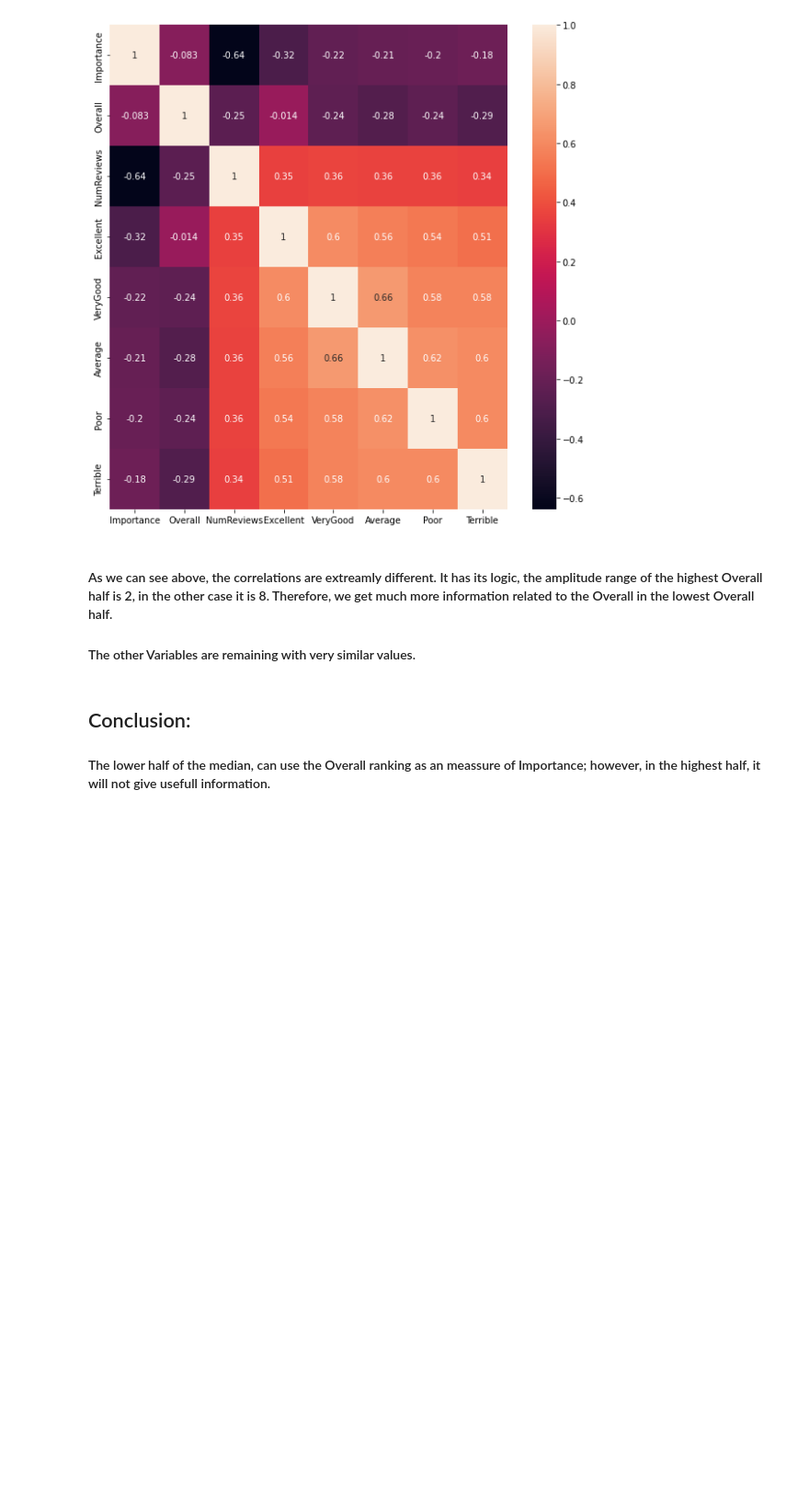
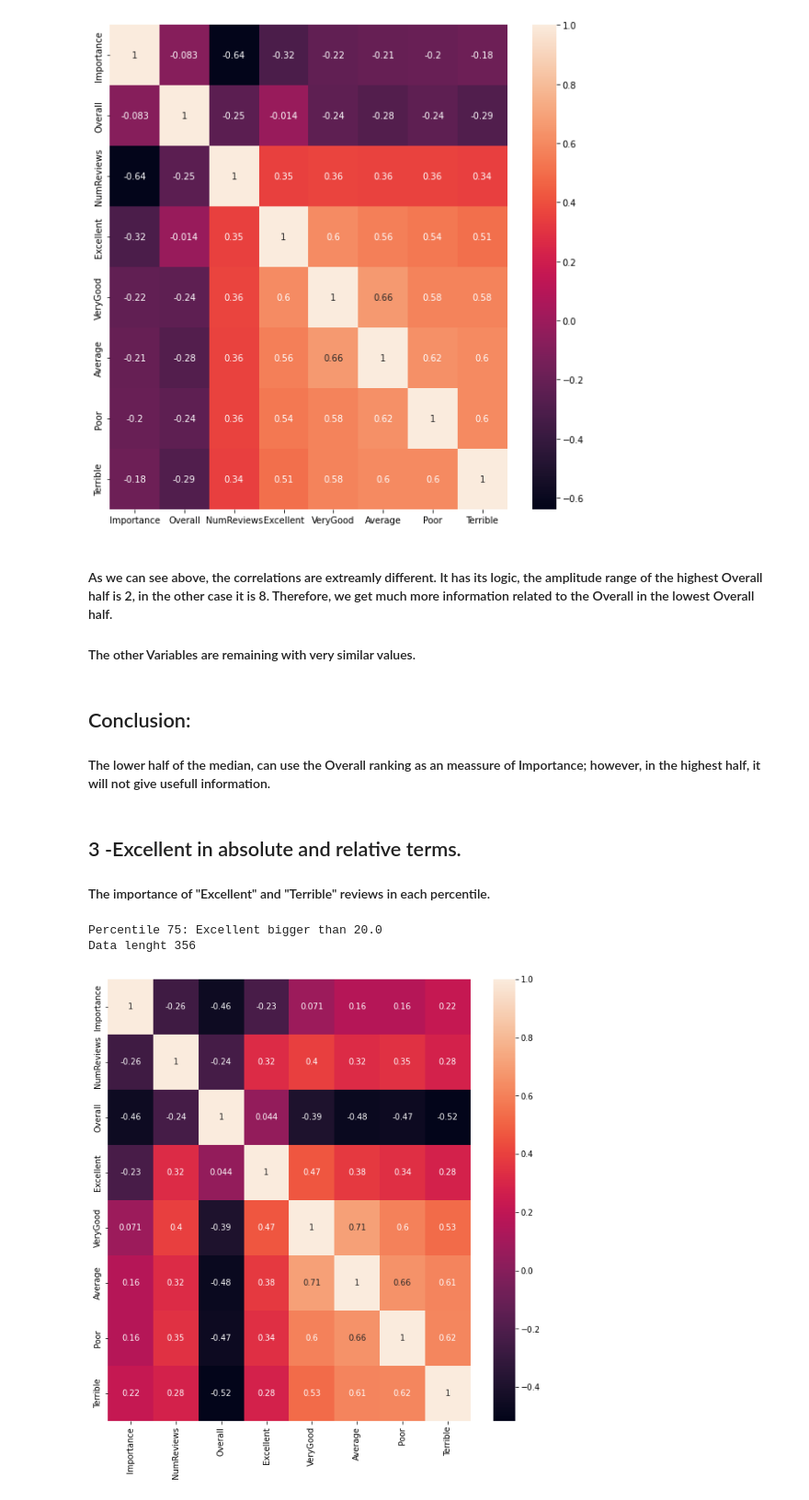
Before and after one commit to juanm-vallejo/Market-Research, a Jupyter notebook: Exploratory.ipynb, the cells around one changed output. Shown at 92% size. Saved outputs shown, nothing was run; the diff lists cells and outputs as text; code cells hidden in the pictures; blank space fills up the shorter version.

```diff
--- a/Exploratory.ipynb
+++ b/Exploratory.ipynb
@@ -161,6 +161,11 @@ df_laplace[['CompanyName','Importance', 'Ex%']].sort_values(by=['Ex%'], ascendin
 #### Just after this small check, we can see that the distribution gave us a good hint. Many restaurants had not enoght punctuations to be quantified, this quick test brought some light to the real possibility of having a good meal on any specific place. We will run a Correlation and later check it with the general correlations
 # %%
 df_laplace['NormImp'] = (df.Importance - np.min(df.Importance)) / (np.max(df.Importance) - np.min(df.Importance))
+# %%
+lp= ['Importance', 'NumReviews', 'Overall',
+'Excellent','VeryGood', 'Average',
+'Poor', 'Terrible']
+df_laplaceNorm = (df_laplace[lp]-df_laplace[lp].min())/ (df_laplace[lp].max() - df_laplace[lp].min())
 # %%
 df_laplace[['NormImp','Ex%','Vg%', 'Avg%', 'Pr%', 'Tr%']].corr(method='kendall')
 # %% [output]
@@ -592,3 +597,25 @@ sns.heatmap(df[df.Overall >= df.Overall.median()]
 # %% [markdown]
 ## Conclusion:
 #### The lower half of the median, can use the Overall ranking as an meassure of Importance; however, in the highest half, it will not give usefull information.
+# %% [markdown]
+## 3 -Excellent in absolute and relative terms.
+
+#### The importance of "Excellent" and "Terrible" reviews in each percentile.
+# %%
+x = np.percentile(df_laplaceNorm['Excellent'], np.arange(0, 100, 25))
+x1 = np.percentile(df_laplace['Excellent'], np.arange(0, 100, 25))
+# %%
+df_laplace75 = df_laplaceNorm[(df_laplaceNorm.Excellent > x[3])]
+df_laplace50 = df_laplace[(df_laplaceNorm.Excellent > x[2]) & (df_laplaceNorm.Excellent <= x[3])]
+df_laplace25 = df_laplace[(df_laplaceNorm.Excellent > x[1]) & (df_laplaceNorm.Excellent <= x[2])]
+# %%
+fig, ax = plt.subplots(figsize=(10,10))
+print('Percentile 75: Excellent bigger than %s'%(x1[3]))
+print('Data lenght %s'%(len(df_laplace75.Excellent)))
+sns.heatmap(df_laplace75[['Importance', 'NumReviews', 'Overall',
+'Excellent','VeryGood', 'Average', 'Poor', 'Terrible']].corr(method='kendall'), annot=True, ax=ax)
+plt.show()
+# %% [output]
+Percentile 75: Excellent bigger than 20.0
+Data lenght 356
+[figure, added]
```
Also changed, not shown: parts of 3 cells of this notebook.
